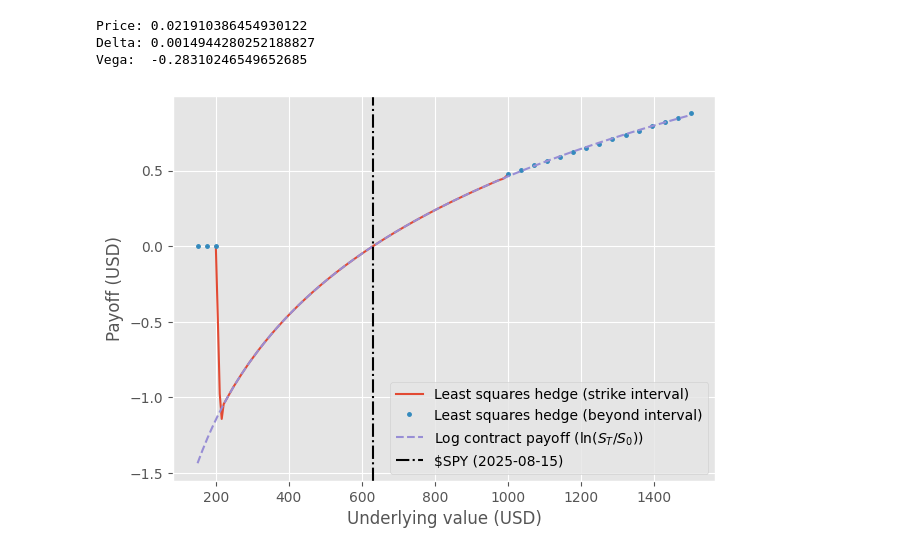
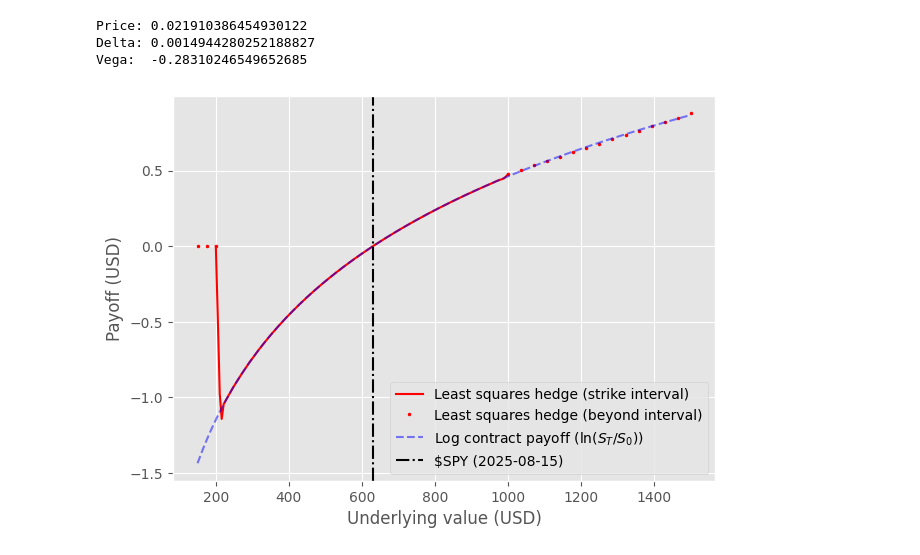
Before and after one commit to krantamaki/least_squares_hedge, a Jupyter notebook: examples/log_contract/log_contract.ipynb, the cells around one changed output. Saved outputs shown, nothing was run; the diff lists cells and outputs as text; code cells hidden in the pictures.

Commit message:
Minor fixes to figures

```diff
--- a/examples/log_contract/log_contract.ipynb
+++ b/examples/log_contract/log_contract.ipynb
@@ -150,22 +158,25 @@ Vega:  -0.28310246549652685
 # %%
 fig = plt.figure(figsize=(7, 5))
 
 xx_full = np.linspace(150, 1500, 100)
 xx_main = np.linspace(200, 1000, 150)
 xx_tail = np.append(np.linspace(150, 200, 3), np.linspace(1000, 1500, 15))
 
 lsh_y_main = [lsh_strategy(x, curve_date) for x in xx_main]
 lsh_y_tail = [lsh_strategy(x, curve_date) for x in xx_tail]
 
 log_y = [log_contract_payoff(x) for x in xx_full]
 
-plt.plot(xx_main, lsh_y_main, label="Least squares hedge (strike interval)")
-plt.plot(xx_tail, lsh_y_tail, '.', markersize=5, label="Least squares hedge (beyond interval)")
-plt.plot(xx_full, log_y, '--', alpha=1, label=r"Log contract payoff ($\ln(S_T / S_0)$)")
+plt.plot(xx_main, lsh_y_main, 'r-', label="Least squares hedge (strike interval)")
+plt.plot(xx_tail, lsh_y_tail, 'r.', markersize=3, label="Least squares hedge (beyond interval)")
+plt.plot(xx_full, log_y, 'b--', alpha=0.5, label=r"Log contract payoff ($\ln(S_T / S_0)$)")
 plt.axvline(underlying_value, color='k', linestyle="dashdot", label="$SPY (2025-08-15)")
 plt.xlabel("Underlying value (USD)")
 plt.ylabel("Payoff (USD)")
 plt.legend()
+
+fig.savefig(project_root / "figures" / "log_contract_lsh.pdf")
+
 plt.show()
 # %% [output]
-[figure, old version]
+[figure, new version]
```
Also changed, not shown: parts of 3 cells of this notebook, 3 other files.
